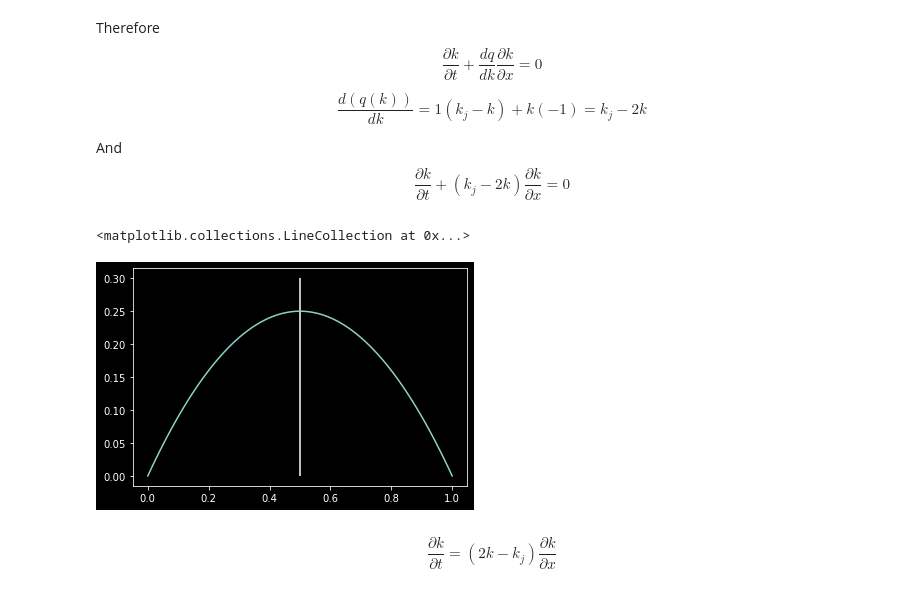
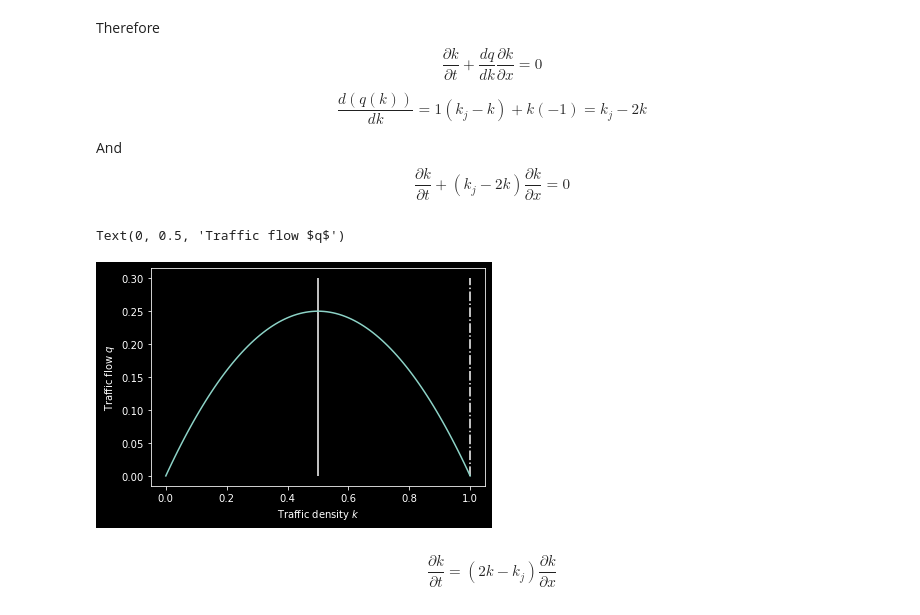
Before and after one commit to klane/dse-capstone, a Jupyter notebook: traffic_PDE/Traffic_real_data_test_5S_OC-to-Oceanside.ipynb, the cells around one changed output. Saved outputs shown, nothing was run; the diff lists cells and outputs as text; code cells hidden in the pictures.

```diff
--- a/traffic_PDE/Traffic_real_data_test_5S_OC-to-Oceanside.ipynb
+++ b/traffic_PDE/Traffic_real_data_test_5S_OC-to-Oceanside.ipynb
@@ -28,20 +28,23 @@ $$
 # %%
 # k can never be higher than kj, which is the jam density.
 # Therefore, using k > kj results in instabilities!
 def greenshield(k, kj=1.):
     q=k*(kj-k)
     return q
 
 import numpy as np
 k=np.arange(0., 1.01, 0.01)
 import matplotlib.pyplot as plt
 q=greenshield(k)
 plt.style.use('dark_background')
 plt.plot(k,q)
 plt.vlines(0.5, 0, 0.30)
+plt.vlines(1.0, 0, 0.30, linestyle='dashdot')
+plt.xlabel("Traffic density $k$")
+plt.ylabel("Traffic flow $q$")
 # %% [output]
-<matplotlib.collections.LineCollection at 0x...>
+Text(0, 0.5, 'Traffic flow $q$')
-[figure, old version]
+[figure, new version]
 # %% [markdown]
 $$
 \frac{\partial k}{\partial t} = (2k - k_j) \frac{\partial k}{\partial x}
```
Also changed, not shown: parts of 26 cells of this notebook, 1 other file.
